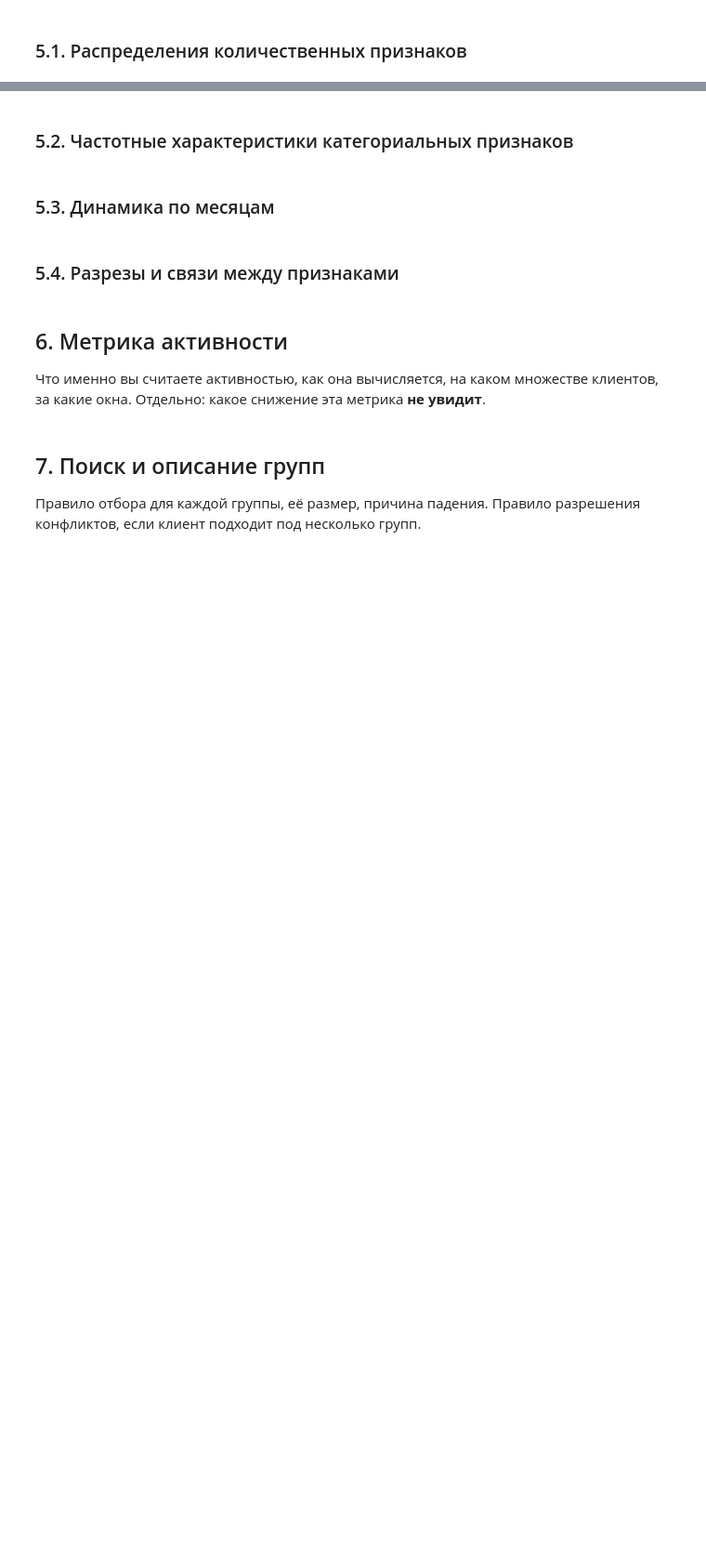
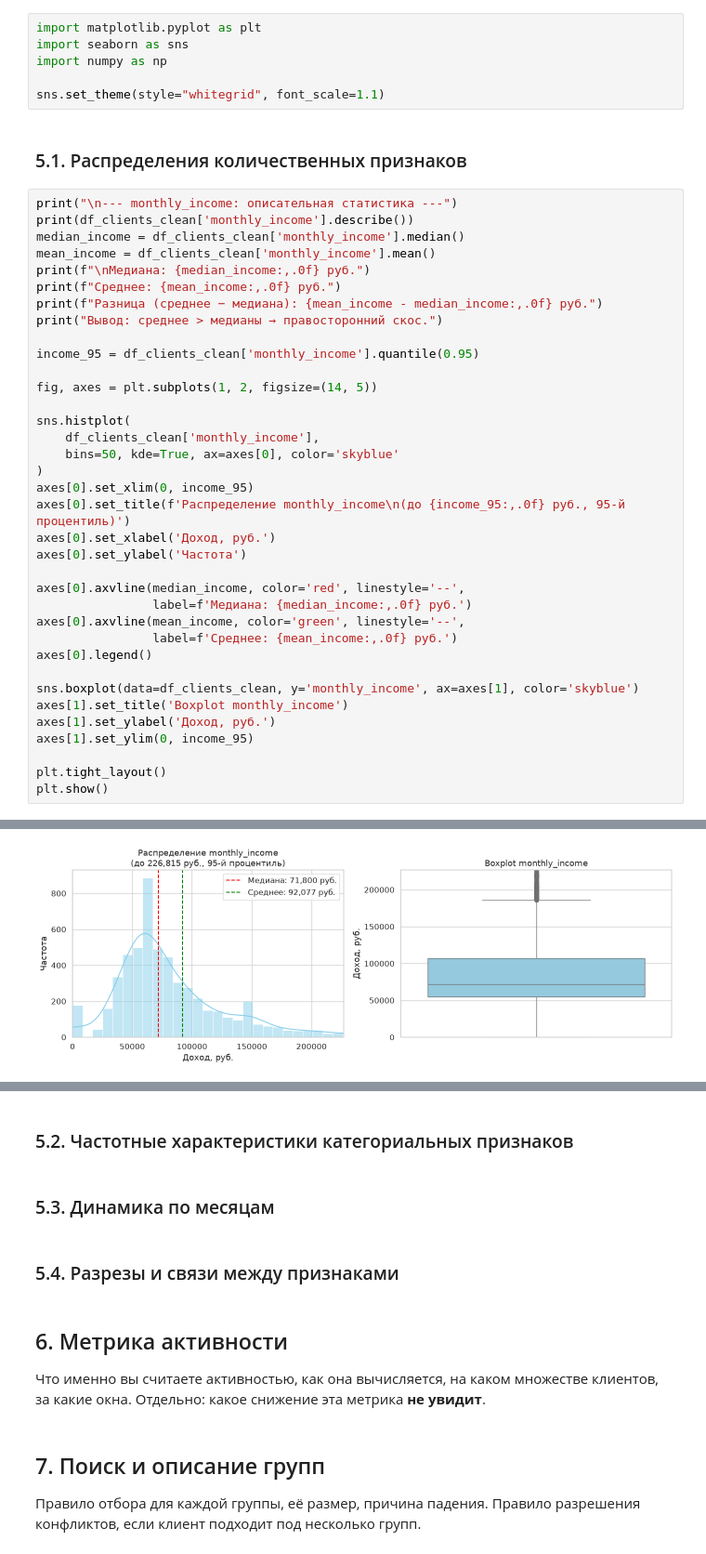
Before and after one commit to S4pph1reee/Andrew_Goncharenok_Lab1, a Jupyter notebook: notebooks/01_analysis.ipynb, the cells around one changed output, grey strips where cells are left out. Shown at 93% size. Cells and saved outputs as stored; diff of their text form; blank space fills up the shorter version.

```diff
--- a/notebooks/01_analysis.ipynb
+++ b/notebooks/01_analysis.ipynb
@@ -913,3 +1164,46 @@ display(cleaning_log)
 Графиков столько, сколько нужно. В отчёт пойдут не все.
+# %%
+import matplotlib.pyplot as plt
+import seaborn as sns
+import numpy as np
+
+sns.set_theme(style="whitegrid", font_scale=1.1)
 # %% [markdown]
 ### 5.1. Распределения количественных признаков
+# %%
+print("\n--- monthly_income: описательная статистика ---")
+print(df_clients_clean['monthly_income'].describe())
+median_income = df_clients_clean['monthly_income'].median()
+mean_income = df_clients_clean['monthly_income'].mean()
+print(f"\nМедиана: {median_income:,.0f} руб.")
+print(f"Среднее: {mean_income:,.0f} руб.")
+print(f"Разница (среднее − медиана): {mean_income - median_income:,.0f} руб.")
+print("Вывод: среднее > медианы → правосторонний скос.")
+
+income_95 = df_clients_clean['monthly_income'].quantile(0.95)
+
+fig, axes = plt.subplots(1, 2, figsize=(14, 5))
+
+sns.histplot(
+    df_clients_clean['monthly_income'],
+    bins=50, kde=True, ax=axes[0], color='skyblue'
+)
+axes[0].set_xlim(0, income_95)
+axes[0].set_title(f'Распределение monthly_income\n(до {income_95:,.0f} руб., 95-й процентиль)')
+axes[0].set_xlabel('Доход, руб.')
+axes[0].set_ylabel('Частота')
+
+axes[0].axvline(median_income, color='red', linestyle='--',
+                label=f'Медиана: {median_income:,.0f} руб.')
+axes[0].axvline(mean_income, color='green', linestyle='--',
+                label=f'Среднее: {mean_income:,.0f} руб.')
+axes[0].legend()
+
+sns.boxplot(data=df_clients_clean, y='monthly_income', ax=axes[1], color='skyblue')
+axes[1].set_title('Boxplot monthly_income')
+axes[1].set_ylabel('Доход, руб.')
+axes[1].set_ylim(0, income_95)
+
+plt.tight_layout()
+plt.show()
+# %% [output]
@@ -915,0 +1225 @@ display(cleaning_log)
+[figure, added]
```
Also changed, not shown: parts of 16 cells of this notebook.
